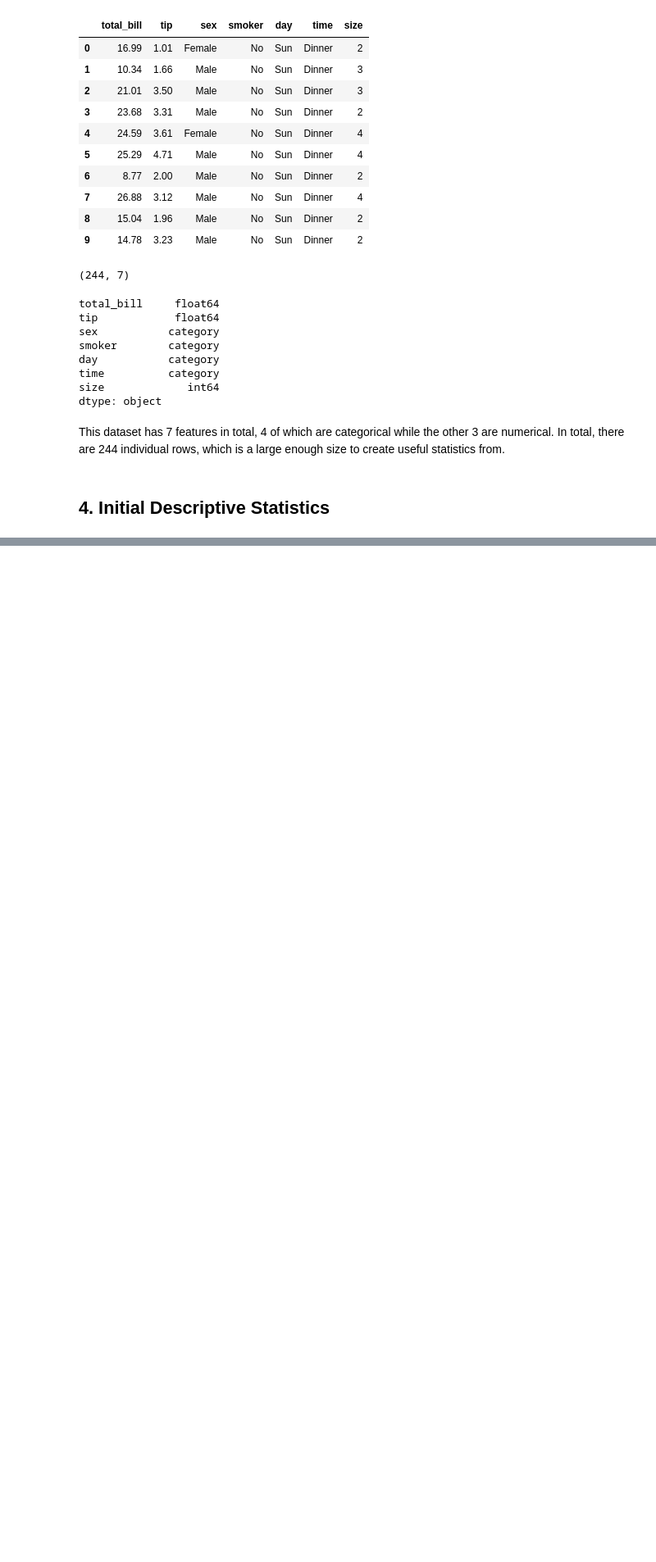
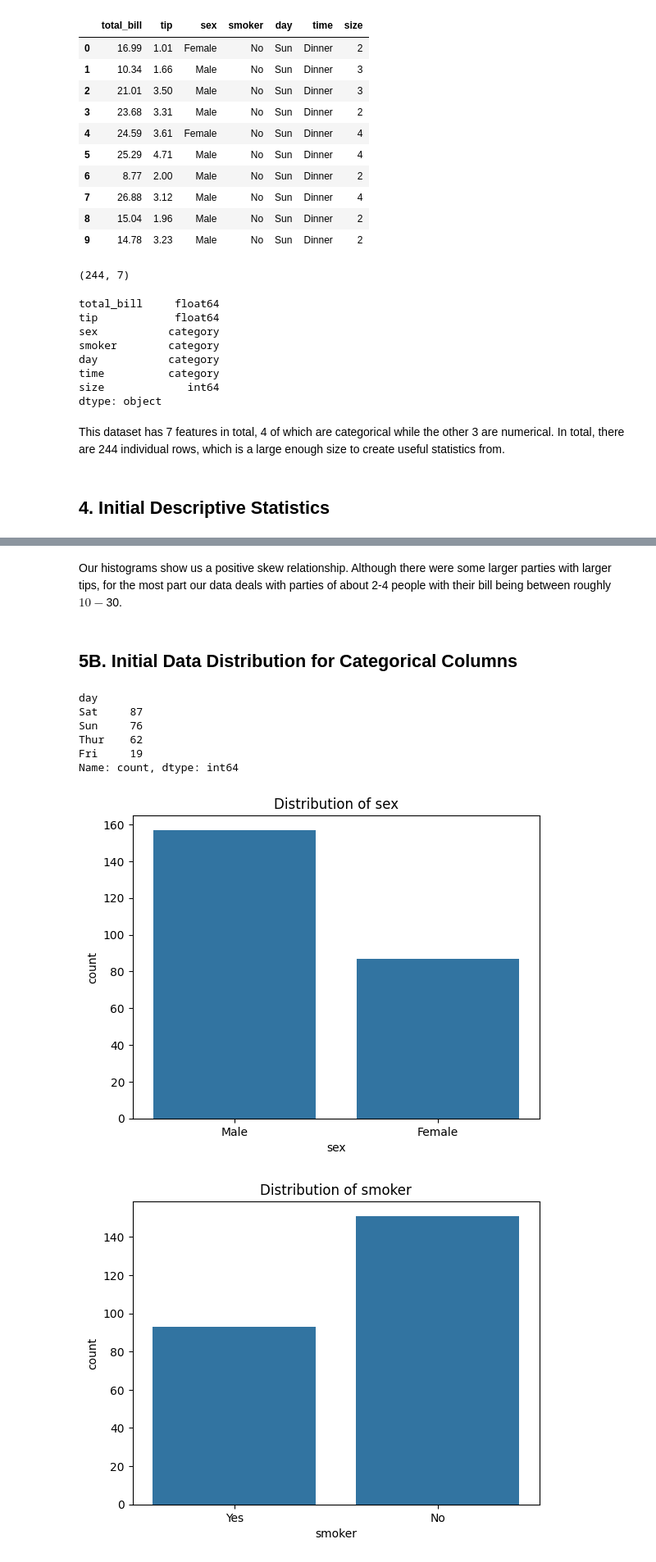
Before and after one commit to DMill31/datafun-06-eda, a Jupyter notebook: miller_eda.ipynb, the cells around one changed output, grey strips where cells are left out. Shown: that part at 82% size. Saved outputs shown, nothing was run; the diff lists cells and outputs as text; code cells hidden in the pictures; blank space fills up the shorter version.

```diff
--- a/miller_eda.ipynb
+++ b/miller_eda.ipynb
@@ -73,0 +99,26 @@ This dataset has 7 features in total, 4 of which are categorical while the other
+# %% [markdown]
+Our histograms show us a positive skew relationship.  Although there were some larger parties with larger tips, for the most part our data deals with parties of about 2-4 people with their bill being between roughly $10-$30.
+# %% [markdown]
+## 5B. Initial Data Distribution for Categorical Columns
+# %%
+#Show value counts of the 'day' column
+print(tips_df['day'].value_counts())
+
+
+#Inspect value counts
+for col in tips_df.select_dtypes(include='category').columns:
+    sns.countplot(x=col, data=tips_df)
+    matplotlib.pyplot.title(f'Distribution of {col}')
+    matplotlib.pyplot.show()
+
+#Show all plots
+matplotlib.pyplot.show()
+# %% [output]
+day
+Sat     87
+Sun     76
+Thur    62
+Fri     19
+Name: count, dtype: int64
+[figure, added]
+[figure, added]
```
Also changed, not shown: parts of 6 cells of this notebook, 1 other file.
